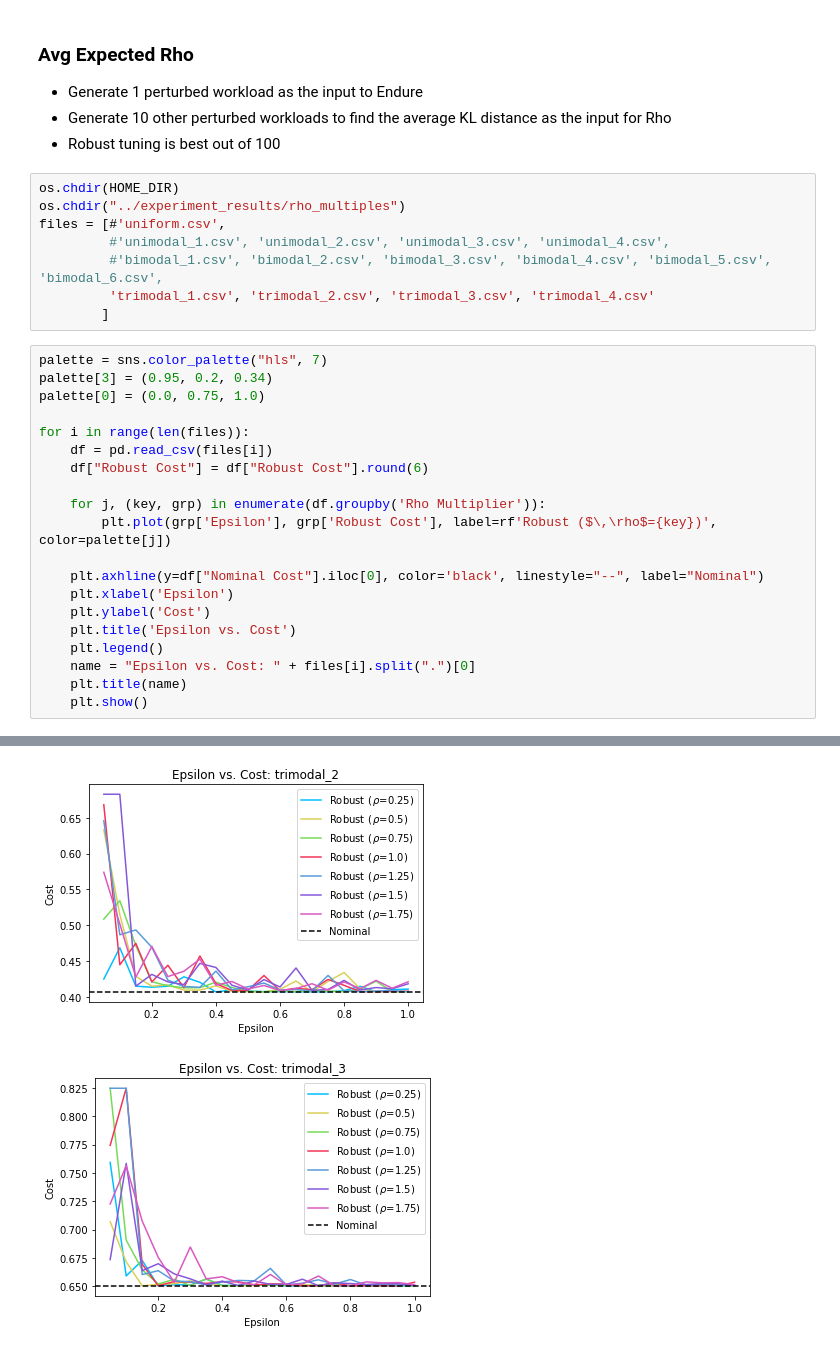
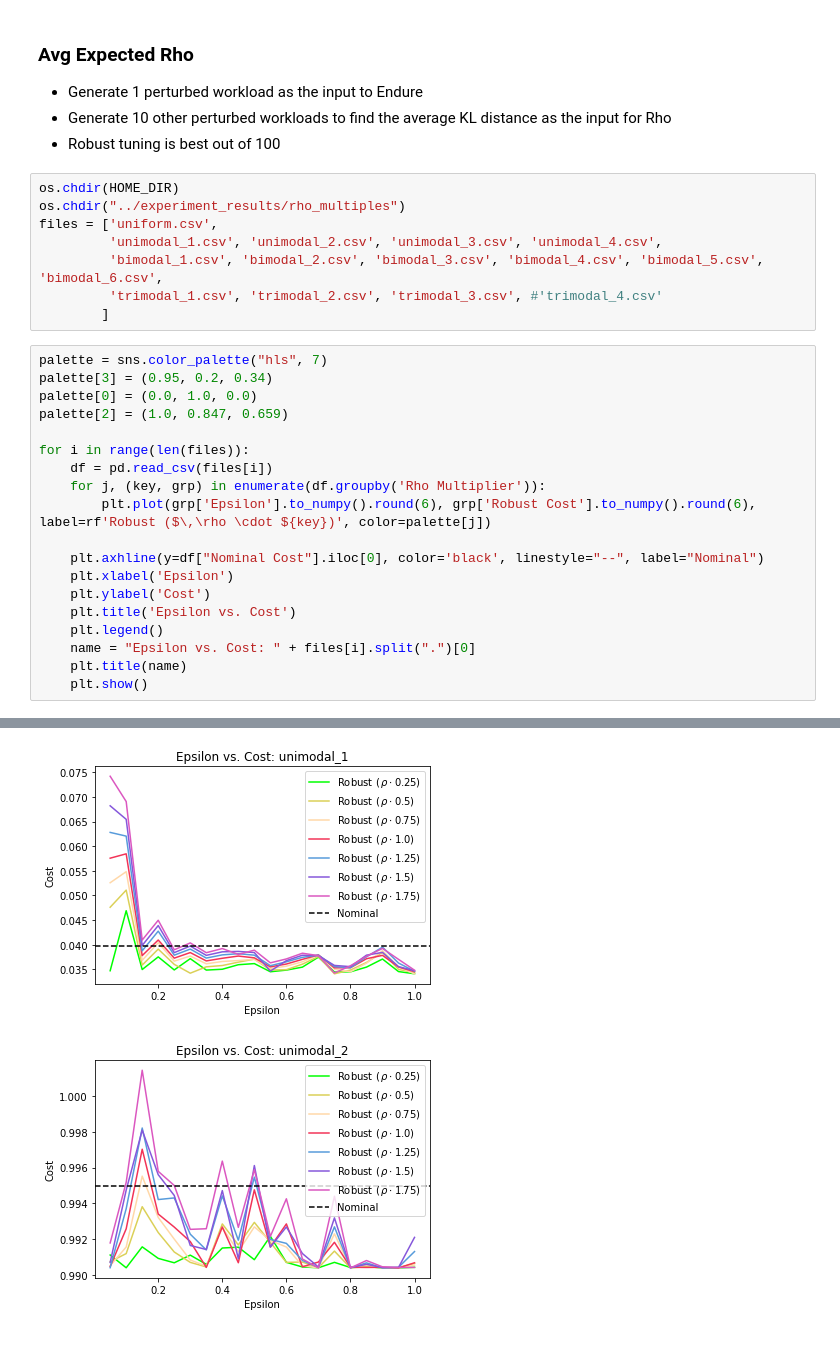
Before and after one commit to Pizzawookiee/private_lsm_tuning, a Jupyter notebook: notebook/Multiple Workloads Experiment.ipynb, the cells around one changed output, grey strips where cells are left out. Saved outputs shown, nothing was run; the diff lists cells and outputs as text.

```diff
--- a/notebook/Multiple Workloads Experiment.ipynb
+++ b/notebook/Multiple Workloads Experiment.ipynb
@@ -96,22 +96,21 @@ The lower than nominal costs in `unimodal_1` and `unimodal_2` and `bimodal_1` ca
 # %%
 os.chdir(HOME_DIR)
 os.chdir("../experiment_results/rho_multiples")
-files = [#'uniform.csv',
-         #'unimodal_1.csv', 'unimodal_2.csv', 'unimodal_3.csv', 'unimodal_4.csv',
-         #'bimodal_1.csv', 'bimodal_2.csv', 'bimodal_3.csv', 'bimodal_4.csv', 'bimodal_5.csv', 'bimodal_6.csv',
-         'trimodal_1.csv', 'trimodal_2.csv', 'trimodal_3.csv', 'trimodal_4.csv'
+files = ['uniform.csv',
+         'unimodal_1.csv', 'unimodal_2.csv', 'unimodal_3.csv', 'unimodal_4.csv',
+         'bimodal_1.csv', 'bimodal_2.csv', 'bimodal_3.csv', 'bimodal_4.csv', 'bimodal_5.csv', 'bimodal_6.csv',
+         'trimodal_1.csv', 'trimodal_2.csv', 'trimodal_3.csv', #'trimodal_4.csv'
         ]
 # %%
 palette = sns.color_palette("hls", 7)
 palette[3] = (0.95, 0.2, 0.34)
-palette[0] = (0.0, 0.75, 1.0)
+palette[0] = (0.0, 1.0, 0.0)
+palette[2] = (1.0, 0.847, 0.659)
 
 for i in range(len(files)):
     df = pd.read_csv(files[i])
-    df["Robust Cost"] = df["Robust Cost"].round(6)
-
     for j, (key, grp) in enumerate(df.groupby('Rho Multiplier')):
-        plt.plot(grp['Epsilon'], grp['Robust Cost'], label=rf'Robust ($\,\rho$={key})', color=palette[j])
+        plt.plot(grp['Epsilon'].to_numpy().round(6), grp['Robust Cost'].to_numpy().round(6), label=rf'Robust ($\,\rho \cdot ${key})', color=palette[j])
 
     plt.axhline(y=df["Nominal Cost"].iloc[0], color='black', linestyle="--", label="Nominal")
     plt.xlabel('Epsilon')
@@ -126,2 +125,2 @@ for i in range(len(files)):
-[figure, old version]
+[figure, new version]
-[figure, old version]
+[figure, new version]
```
Also changed, not shown: parts of 2 cells of this notebook, 17 other files.
